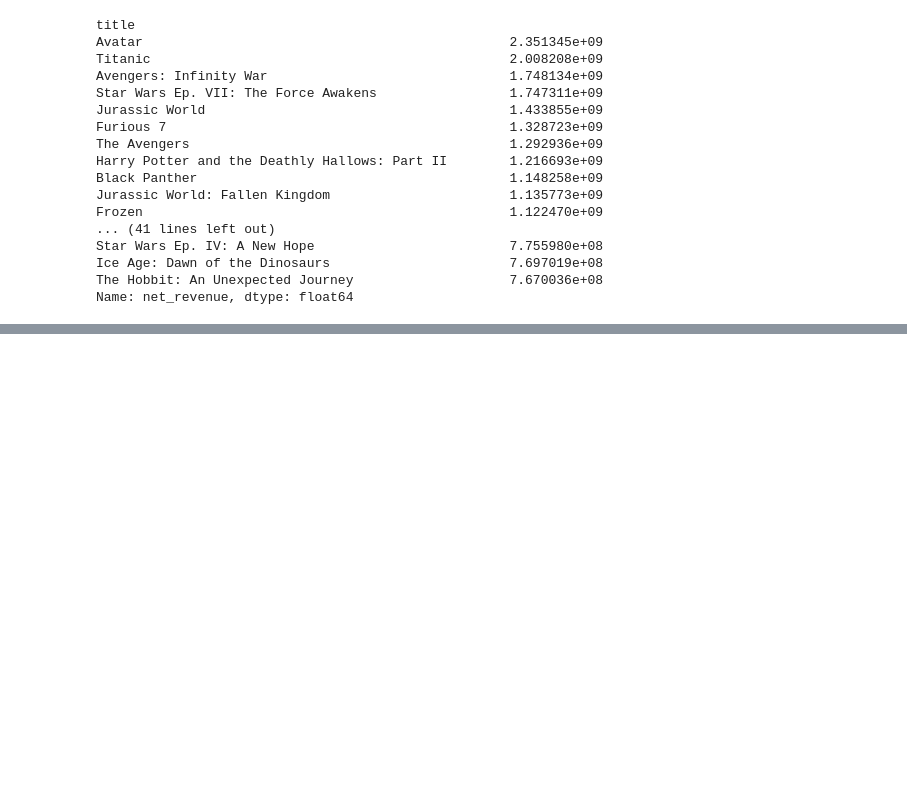
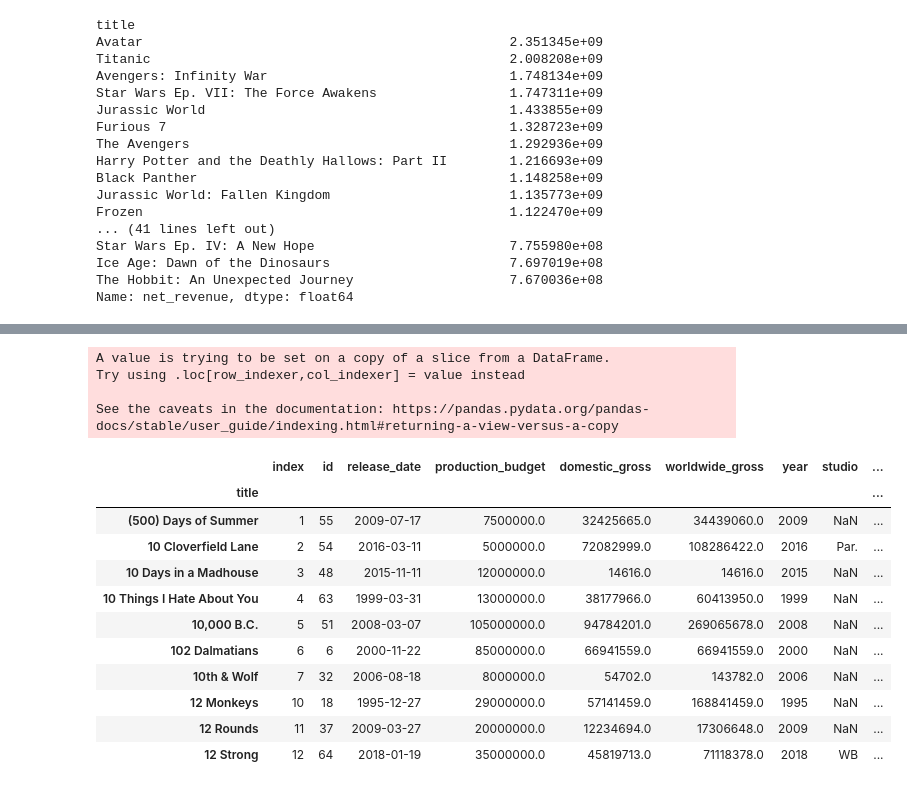
Before and after one commit to magalisolimano/dsc-mod-1-project-v2-1-online-ds-sp-000, a Jupyter notebook: student.ipynb, the cells around one changed output, grey strips where cells are left out. Saved outputs shown, nothing was run; the diff lists cells and outputs as text; code cells hidden in the pictures; blank space fills up the shorter version.

```diff
--- a/student.ipynb
+++ b/student.ipynb
@@ -859,3 +839,80 @@ plt.show()
+# %%
+# Is movie industry profitable?
+
+# Create ROI df, remove NaN
+df_roi = df_revenue[df_revenue['ROI'].notnull()]
+df_roi.head()
+
+
+#create new ROI buckets column
+def ROI_buckets(r):
+    if r < 0:
+        return 'Not profitable'
+    if r <= 1 :
+        return '0x - 1x'
+    elif r <= 2:
+        return '1x - 2x'
+    elif r <= 3:
+        return '2x - 3x'
+    elif r <= 4:
+        return '3x - 4x'
+    elif r <= 5:
+        return '4x - 5x'
+    elif r <= 6:
+        return '5x - 6x'
+    else:
+        return 'Not_Rated'
+
+
+df_roi['ROI_buckets'] = df_roi['ROI'].apply(ROI_buckets)
+df_roi.head(10)
+
+
+
+#grouped = df_revenue.groupby(['ROI','title'])
+#grouped.plot(kind='barh')
+#plt.show()
+
+#dfroi0_1 = df_revenue[(df_revenue['ROI'] >= 0) & (df_revenue['ROI'] < 1)]
+#dfroi0_1.head()
+
+#dfroi1_2 = df_revenue[(df_revenue['ROI'] >= 1) & (df_revenue['ROI'] < 2)]
+#dfroi1_2.head()
+
+#dfroi2_3 = df_revenue[(df_revenue['ROI'] >= 2) & (df_revenue['ROI'] < 3)]
+#dfroi2_3.head()
+
+#dfroi3_4
+
+
+
+#dfroi4_5
+
+
+
+#dfroi5_6
+
+
+
+#df_revenue.hist(df_revenue['ROI'], bins='auto', color = 'green', alpha = 0.5)
+#df_revenue['ROI'].plt.hist(bins = 'auto')
+# %% [output]
+A value is trying to be set on a copy of a slice from a DataFrame.
+Try using .loc[row_indexer,col_indexer] = value instead
+
+See the caveats in the documentation: https://pandas.pydata.org/pandas-docs/stable/user_guide/indexing.html#returning-a-view-versus-a-copy
+|  | index | id | release_date | production_budget | domestic_gross | worldwide_gross | year | studio | ... |
+| title |  |  |  |  |  |  |  |  | ... |
+| (500) Days of Summer | 1 | 55 | 2009-07-17 | 7500000.0 | 32425665.0 | 34439060.0 | 2009 | NaN | ... |
+| 10 Cloverfield Lane | 2 | 54 | 2016-03-11 | 5000000.0 | 72082999.0 | 108286422.0 | 2016 | Par. | ... |
+| 10 Days in a Madhouse | 3 | 48 | 2015-11-11 | 12000000.0 | 14616.0 | 14616.0 | 2015 | NaN | ... |
+| 10 Things I Hate About You | 4 | 63 | 1999-03-31 | 13000000.0 | 38177966.0 | 60413950.0 | 1999 | NaN | ... |
+| 10,000 B.C. | 5 | 51 | 2008-03-07 | 105000000.0 | 94784201.0 | 269065678.0 | 2008 | NaN | ... |
+| 102 Dalmatians | 6 | 6 | 2000-11-22 | 85000000.0 | 66941559.0 | 66941559.0 | 2000 | NaN | ... |
+| 10th & Wolf | 7 | 32 | 2006-08-18 | 8000000.0 | 54702.0 | 143782.0 | 2006 | NaN | ... |
+| 12 Monkeys | 10 | 18 | 1995-12-27 | 29000000.0 | 57141459.0 | 168841459.0 | 1995 | NaN | ... |
+| 12 Rounds | 11 | 37 | 2009-03-27 | 20000000.0 | 12234694.0 | 17306648.0 | 2009 | NaN | ... |
+| 12 Strong | 12 | 64 | 2018-01-19 | 35000000.0 | 45819713.0 | 71118378.0 | 2018 | WB | ... |
 # %%
 #!!!! Movies by net revenue - Median to Q3+1.5(IQR) --or--median to 99th percentile
 
```
Also changed, not shown: parts of 15 cells of this notebook.
